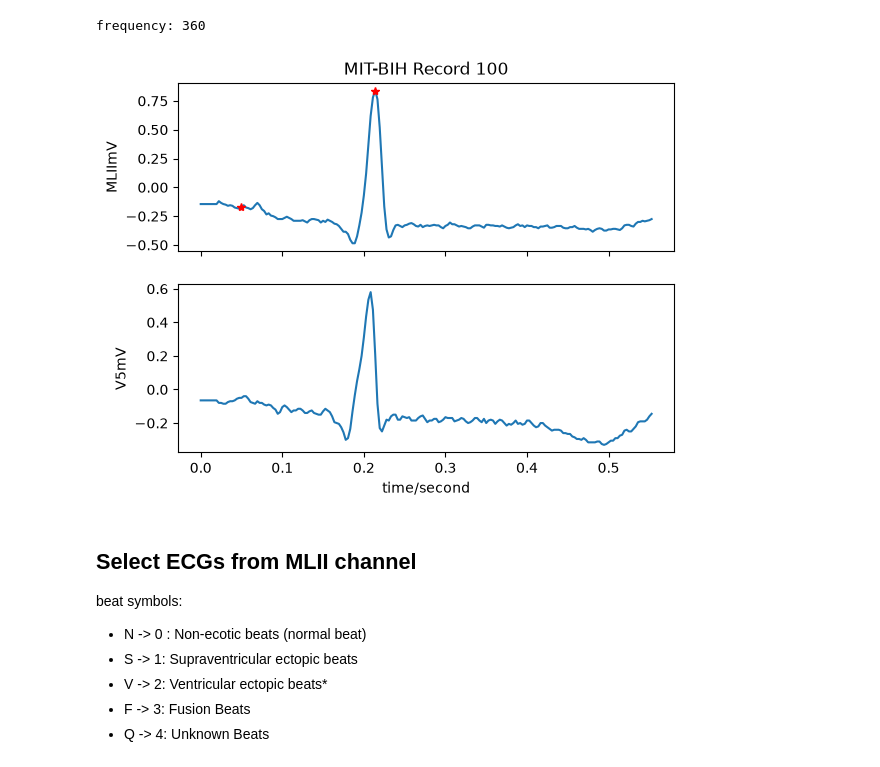
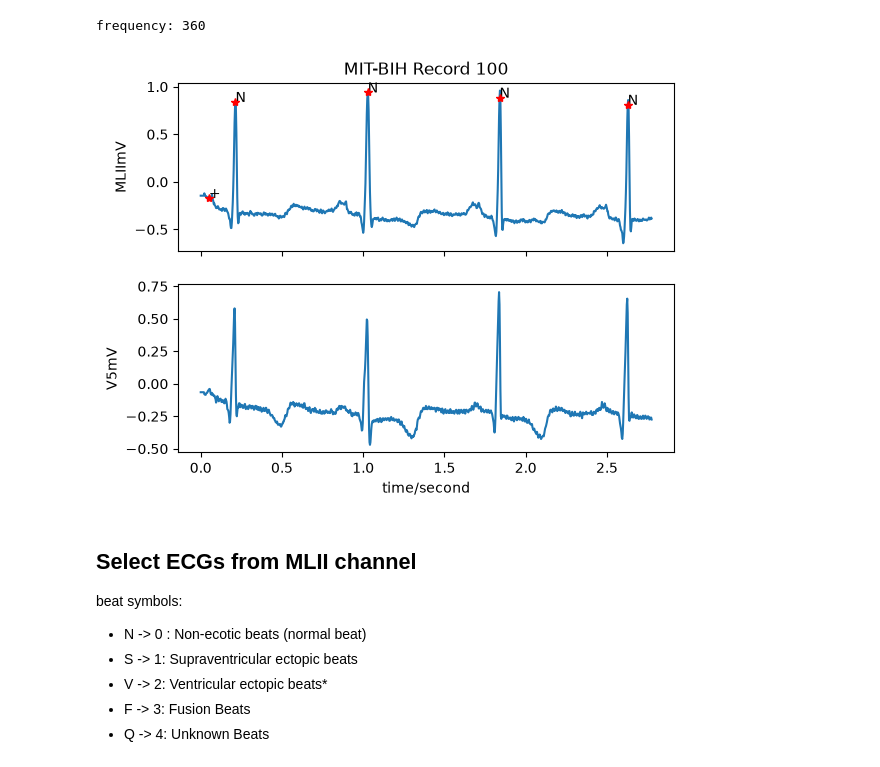
Before and after one commit to SepehrSYeganeh/Disease-Prevention-Agent, a Jupyter notebook: scripts/prepare_data.ipynb, the cells around one changed output. Cells and saved outputs as stored; diff of their text form; code cells hidden in the pictures.

```diff
--- a/scripts/prepare_data.ipynb
+++ b/scripts/prepare_data.ipynb
@@ -10,7 +10,7 @@ import glob
 # %%
 DATASET_PATH = '..\\data\\mit-bih-arrhythmia-database\\'
 # %%
-sample = 200
+sample = 1000
 record = wfdb.rdrecord(os.path.join(DATASET_PATH, '100'), sampto=sample)
 annotation = wfdb.rdann(os.path.join(DATASET_PATH, '100'), 'atr', sampto=sample)
 # %%
@@ -21,11 +21,12 @@ frequency: 360
 # %%
 wfdb.plot_wfdb(
     record=record,
     annotation=annotation,
-    title='MIT-BIH Record 100'
+    title='MIT-BIH Record 100',
+    plot_sym=True
 )
 # %% [output]
-[figure, old version]
+[figure, new version]
 # %% [markdown]
 ## Select ECGs from MLII channel
 
```
Also changed, not shown: parts of 4 cells of this notebook.
